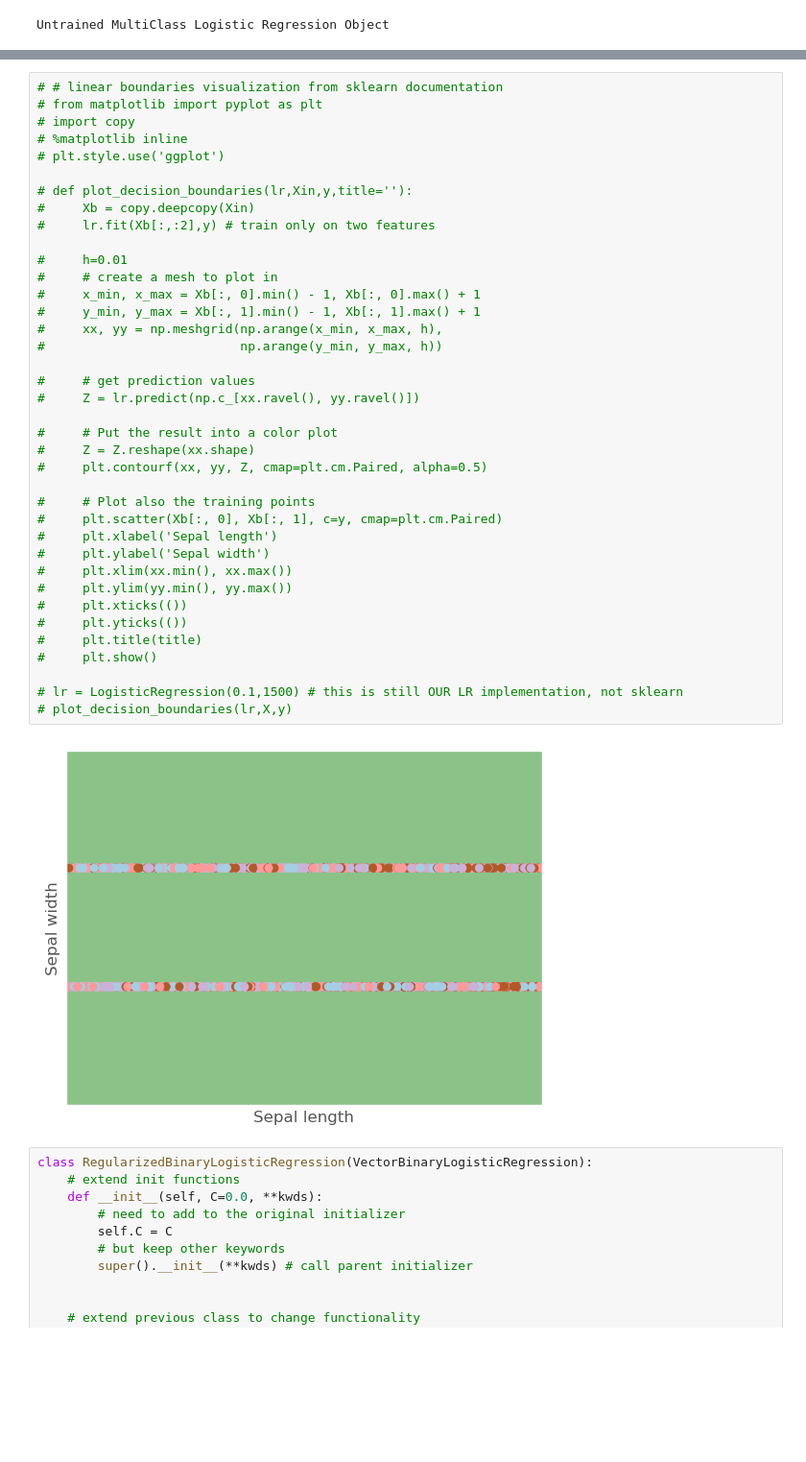
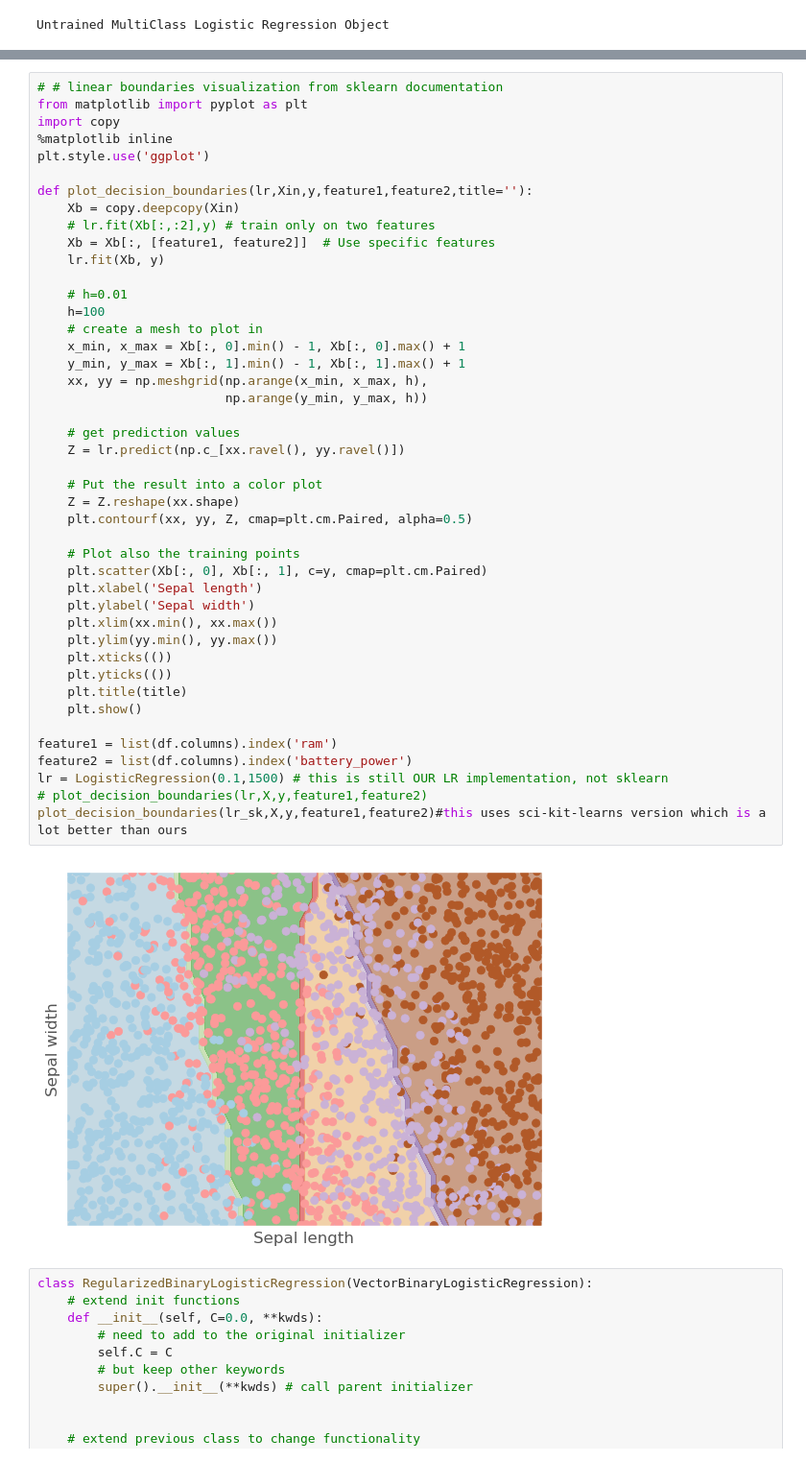
Before and after one commit to ephraim888sun/ML7324_Extending_-Logistic_Regression, a Jupyter notebook: LogisticRegressionProj3.ipynb, the cells around one changed output, grey strips where cells are left out. Shown at 96% size. Cells and saved outputs as stored; diff of their text form; blank space fills up the shorter version.

```diff
--- a/LogisticRegressionProj3.ipynb
+++ b/LogisticRegressionProj3.ipynb
@@ -388,43 +388,49 @@ Accuracy of:  0.7875
 # %%
 # # linear boundaries visualization from sklearn documentation
-# from matplotlib import pyplot as plt
-# import copy
-# %matplotlib inline
-# plt.style.use('ggplot')
+from matplotlib import pyplot as plt
+import copy
+%matplotlib inline
+plt.style.use('ggplot')
 
-# def plot_decision_boundaries(lr,Xin,y,title=''):
-#     Xb = copy.deepcopy(Xin)
-#     lr.fit(Xb[:,:2],y) # train only on two features
+def plot_decision_boundaries(lr,Xin,y,feature1,feature2,title=''):
+    Xb = copy.deepcopy(Xin)
+    # lr.fit(Xb[:,:2],y) # train only on two features
+    Xb = Xb[:, [feature1, feature2]]  # Use specific features
+    lr.fit(Xb, y)
 
-#     h=0.01
-#     # create a mesh to plot in
-#     x_min, x_max = Xb[:, 0].min() - 1, Xb[:, 0].max() + 1
-#     y_min, y_max = Xb[:, 1].min() - 1, Xb[:, 1].max() + 1
-#     xx, yy = np.meshgrid(np.arange(x_min, x_max, h),
-#                          np.arange(y_min, y_max, h))
+    # h=0.01
+    h=100
+    # create a mesh to plot in
+    x_min, x_max = Xb[:, 0].min() - 1, Xb[:, 0].max() + 1
+    y_min, y_max = Xb[:, 1].min() - 1, Xb[:, 1].max() + 1
+    xx, yy = np.meshgrid(np.arange(x_min, x_max, h),
+                         np.arange(y_min, y_max, h))
 
-#     # get prediction values
-#     Z = lr.predict(np.c_[xx.ravel(), yy.ravel()])
+    # get prediction values
+    Z = lr.predict(np.c_[xx.ravel(), yy.ravel()])
 
-#     # Put the result into a color plot
-#     Z = Z.reshape(xx.shape)
-#     plt.contourf(xx, yy, Z, cmap=plt.cm.Paired, alpha=0.5)
+    # Put the result into a color plot
+    Z = Z.reshape(xx.shape)
+    plt.contourf(xx, yy, Z, cmap=plt.cm.Paired, alpha=0.5)
 
-#     # Plot also the training points
-#     plt.scatter(Xb[:, 0], Xb[:, 1], c=y, cmap=plt.cm.Paired)
-#     plt.xlabel('Sepal length')
-#     plt.ylabel('Sepal width')
-#     plt.xlim(xx.min(), xx.max())
-#     plt.ylim(yy.min(), yy.max())
-#     plt.xticks(())
-#     plt.yticks(())
-#     plt.title(title)
-#     plt.show()
+    # Plot also the training points
+    plt.scatter(Xb[:, 0], Xb[:, 1], c=y, cmap=plt.cm.Paired)
+    plt.xlabel('Sepal length')
+    plt.ylabel('Sepal width')
+    plt.xlim(xx.min(), xx.max())
+    plt.ylim(yy.min(), yy.max())
+    plt.xticks(())
+    plt.yticks(())
+    plt.title(title)
+    plt.show()
 
-# lr = LogisticRegression(0.1,1500) # this is still OUR LR implementation, not sklearn
-# plot_decision_boundaries(lr,X,y)
+feature1 = list(df.columns).index('ram')
+feature2 = list(df.columns).index('battery_power')
+lr = LogisticRegression(0.1,1500) # this is still OUR LR implementation, not sklearn
+# plot_decision_boundaries(lr,X,y,feature1,feature2)
+plot_decision_boundaries(lr_sk,X,y,feature1,feature2)#this uses sci-kit-learns version which is a lot better than ours
 # %% [output]
-[figure, old version]
+[figure, new version]
 # %%
 class RegularizedBinaryLogisticRegression(VectorBinaryLogisticRegression):
     # extend init functions
```
Also changed, not shown: parts of 6 cells of this notebook.
